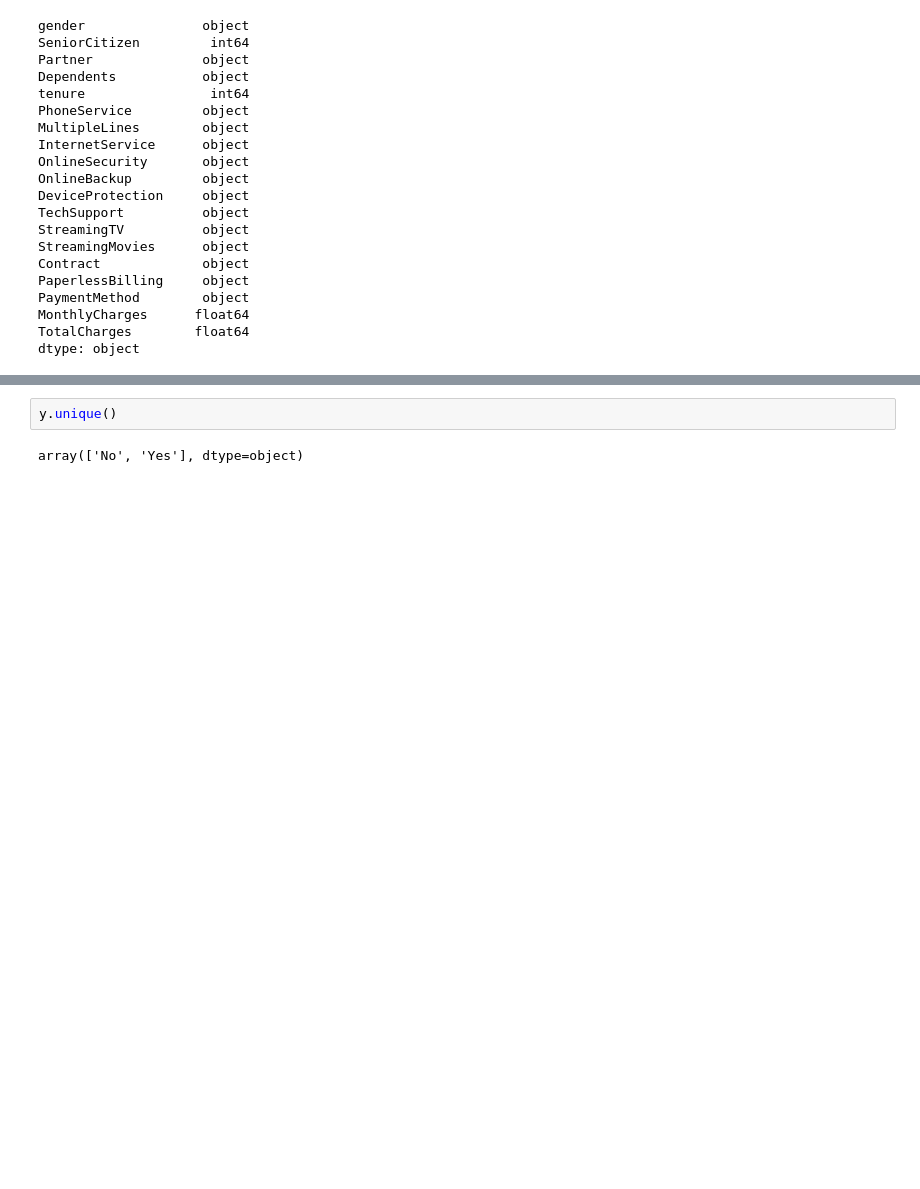
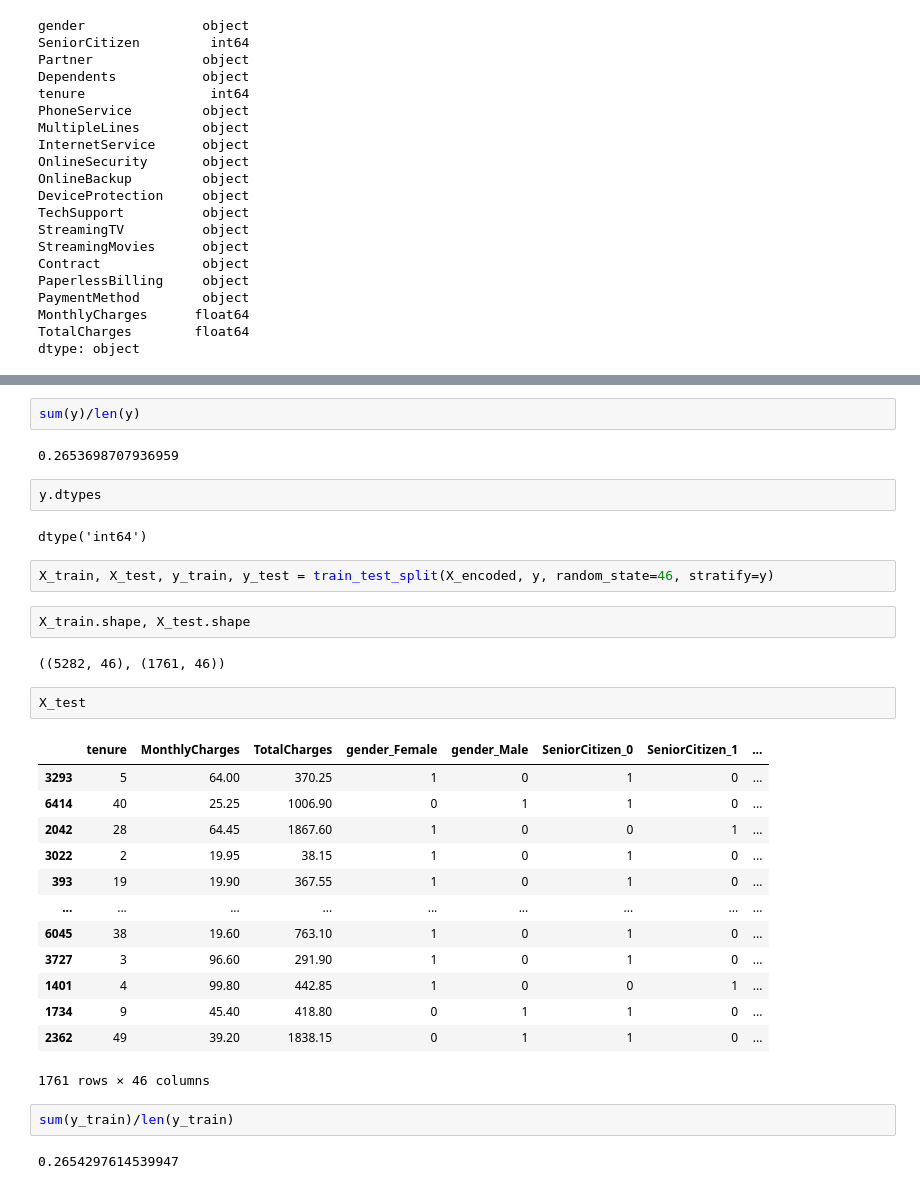
Before and after one commit to natuan310/xgboost-demo, a Jupyter notebook: xgboost-demo.ipynb, the cells around one changed output, grey strips where cells are left out. Drawn from its saved outputs; the diff is of its cells as text; blank space fills up the shorter version.

```diff
--- a/xgboost-demo.ipynb
+++ b/xgboost-demo.ipynb
@@ -183,4 +208,34 @@ X_encoded.sample(10)
+# %%
+sum(y)/len(y)
+# %% [output]
+0.2653698707936959
 # %%
-y.unique()
+y.dtypes
 # %% [output]
-array(['No', 'Yes'], dtype=object)
+dtype('int64')
+# %%
+X_train, X_test, y_train, y_test = train_test_split(X_encoded, y, random_state=46, stratify=y)
+# %%
+X_train.shape, X_test.shape
+# %% [output]
+((5282, 46), (1761, 46))
+# %%
+X_test
+# %% [output]
+|  | tenure | MonthlyCharges | TotalCharges | gender_Female | gender_Male | SeniorCitizen_0 | SeniorCitizen_1 | ... |
+| 3293 | 5 | 64.00 | 370.25 | 1 | 0 | 1 | 0 | ... |
+| 6414 | 40 | 25.25 | 1006.90 | 0 | 1 | 1 | 0 | ... |
+| 2042 | 28 | 64.45 | 1867.60 | 1 | 0 | 0 | 1 | ... |
+| 3022 | 2 | 19.95 | 38.15 | 1 | 0 | 1 | 0 | ... |
+| 393 | 19 | 19.90 | 367.55 | 1 | 0 | 1 | 0 | ... |
+| ... | ... | ... | ... | ... | ... | ... | ... | ... |
+| 6045 | 38 | 19.60 | 763.10 | 1 | 0 | 1 | 0 | ... |
+| 3727 | 3 | 96.60 | 291.90 | 1 | 0 | 1 | 0 | ... |
+| 1401 | 4 | 99.80 | 442.85 | 1 | 0 | 0 | 1 | ... |
+| 1734 | 9 | 45.40 | 418.80 | 0 | 1 | 1 | 0 | ... |
+| 2362 | 49 | 39.20 | 1838.15 | 0 | 1 | 1 | 0 | ... |
+1761 rows × 46 columns
+# %%
+sum(y_train)/len(y_train)
+# %% [output]
+0.2654297614539947
```
Also changed, not shown: parts of 16 cells of this notebook, 1 other file.
